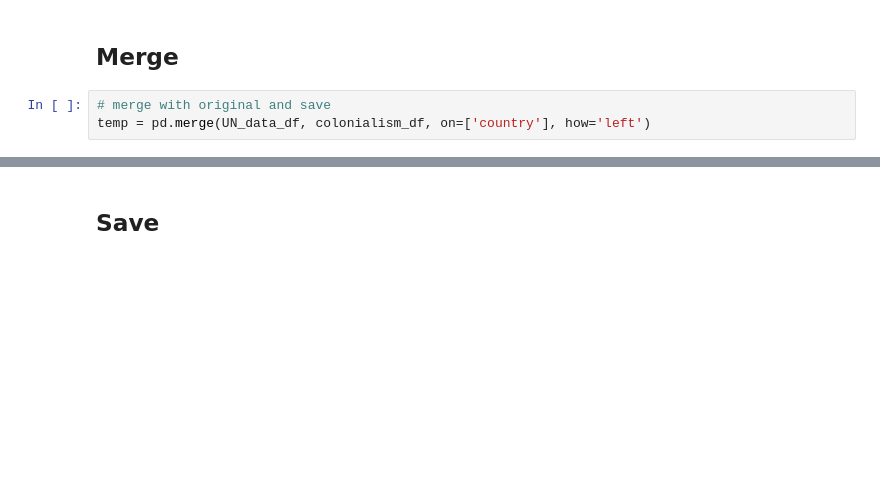
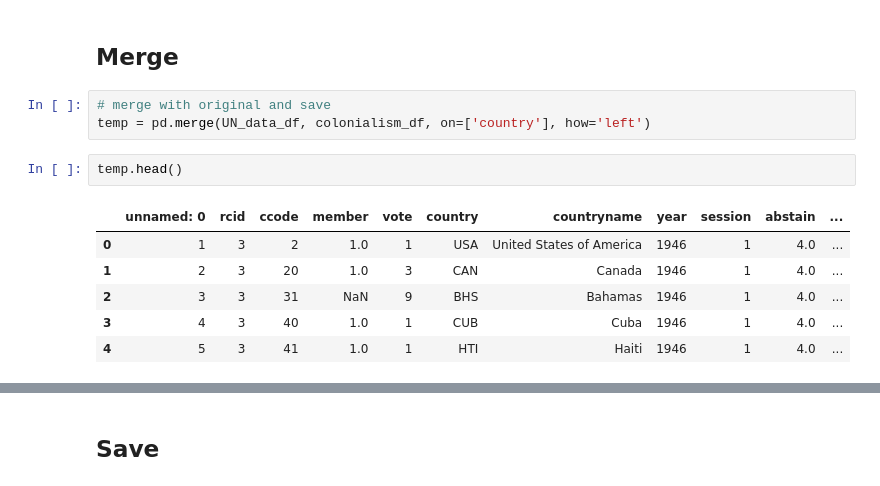
Before and after one commit to lauren-kirsh/Diversity-and-Respresentation-in-UN-Voting, a Jupyter notebook: notebook/UN_data_CO.ipynb, the cells around one changed output, grey strips where cells are left out. Drawn from its saved outputs; the diff is of its cells as text; blank space fills up the shorter version.

```diff
--- a/notebook/UN_data_CO.ipynb
+++ b/notebook/UN_data_CO.ipynb
@@ -182,3 +298,12 @@ array([0, 1])
 # %%
 # merge with original and save
 temp = pd.merge(UN_data_df, colonialism_df, on=['country'], how='left')
+# %%
+temp.head()
+# %% [output]
+|  | unnamed: 0 | rcid | ccode | member | vote | country | countryname | year | session | abstain | ... |
+| 0 | 1 | 3 | 2 | 1.0 | 1 | USA | United States of America | 1946 | 1 | 4.0 | ... |
+| 1 | 2 | 3 | 20 | 1.0 | 3 | CAN | Canada | 1946 | 1 | 4.0 | ... |
+| 2 | 3 | 3 | 31 | NaN | 9 | BHS | Bahamas | 1946 | 1 | 4.0 | ... |
+| 3 | 4 | 3 | 40 | 1.0 | 1 | CUB | Cuba | 1946 | 1 | 4.0 | ... |
+| 4 | 5 | 3 | 41 | 1.0 | 1 | HTI | Haiti | 1946 | 1 | 4.0 | ... |
```
Also changed, not shown: parts of 19 cells of this notebook.
